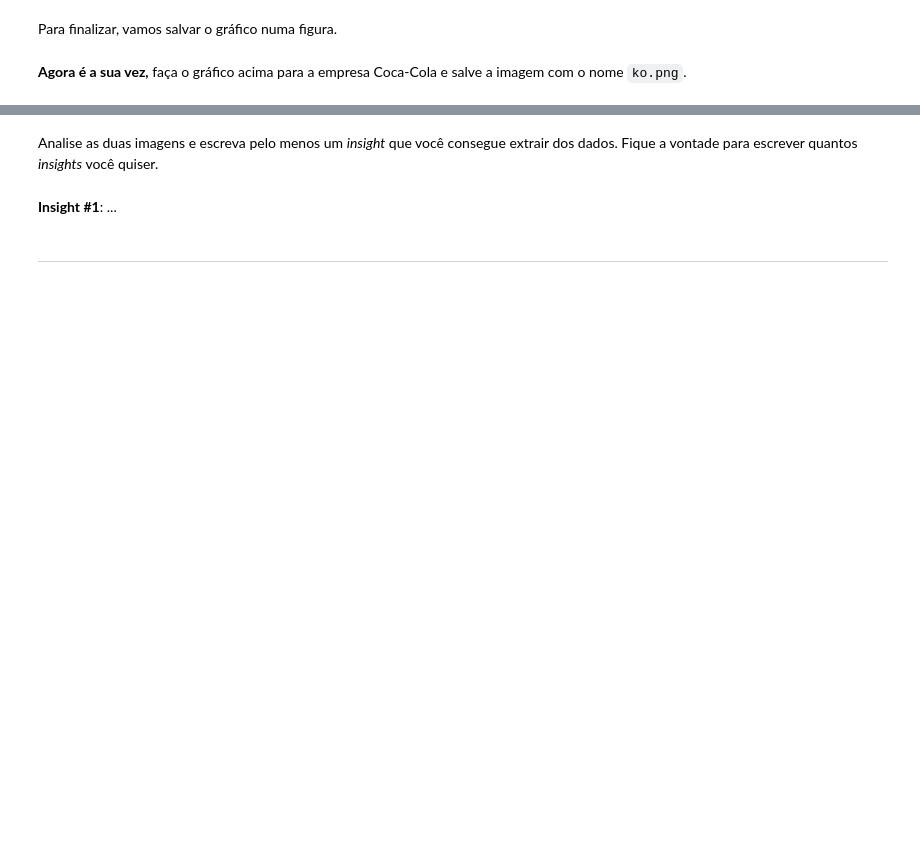
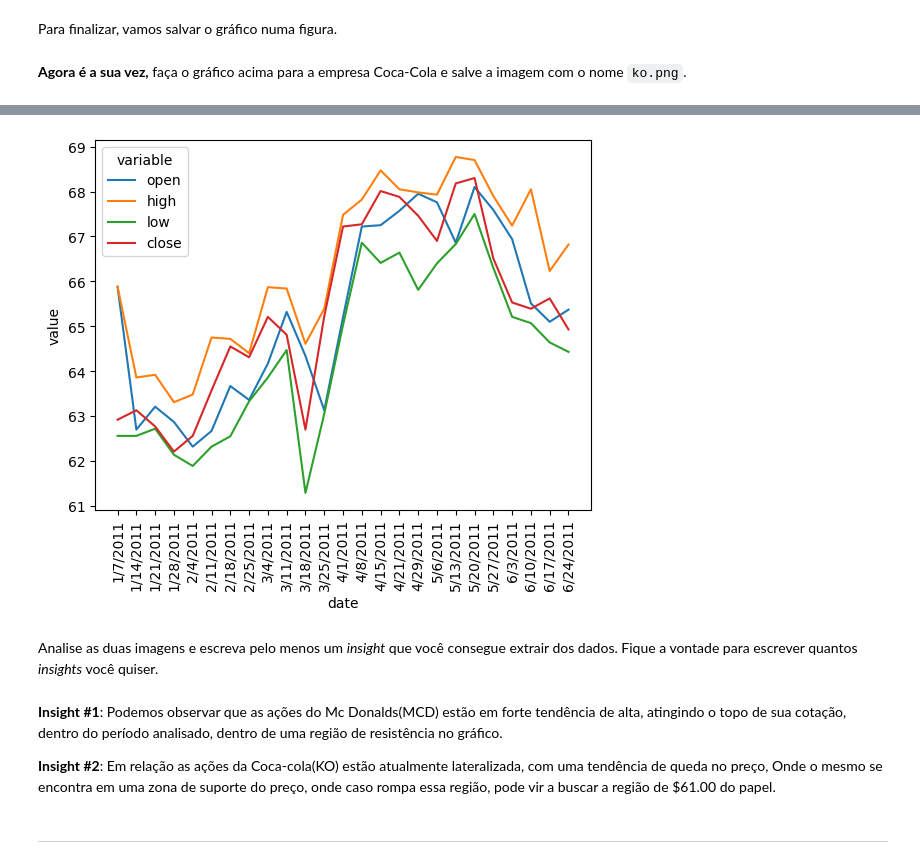
Before and after one commit to BrunoOliveira16/Curso-Back-End-EBAC, a Jupyter notebook: 01-Introducao-Python/Modulo-07/Python_M7_Exercicios_Solucao.ipynb, the cells around one changed output, grey strips where cells are left out. Saved outputs shown, nothing was run; the diff lists cells and outputs as text; code cells hidden in the pictures; blank space fills up the shorter version.

```diff
--- a/01-Introducao-Python/Modulo-07/Python_M7_Exercicios_Solucao.ipynb
+++ b/01-Introducao-Python/Modulo-07/Python_M7_Exercicios_Solucao.ipynb
@@ -159,0 +284,6 @@ plot.figure.savefig("./mcd.png")
+# %%
+# Visualizando os quatro valores no mesmo gráfico
+plot = sns.lineplot(x="date", y="value", hue='variable', data=pd.melt(df_ko, ['date']))
+_ = plot.set_xticklabels(labels=df_ko['date'], rotation=90)
+# %% [output]
+[figure, added]
@@ -160,6 +293,8 @@ plot.figure.savefig("./mcd.png")
 # %% [markdown]
 Analise as duas imagens e escreva pelo menos um *insight* que você consegue extrair dos dados. Fique a vontade para escrever quantos *insights* você quiser.
-# %% [markdown]
-**Insight #1**: ...
+# %% [markdown]
+**Insight #1**: Podemos observar que as ações do Mc Donalds(MCD) estão em forte tendência de alta, atingindo o topo de sua cotação, dentro do período analisado, dentro de uma região de resistência no gráfico.
+
+**Insight #2**: Em relação as ações da Coca-cola(KO) estão atualmente lateralizada, com uma tendência de queda no preço, Onde o mesmo se encontra em uma zona de suporte do preço, onde caso rompa essa região, pode vir a buscar a região de $61.00 do papel.
 # %% [markdown]
 ---
```
Also changed, not shown: parts of 25 cells of this notebook, 5 other files.
